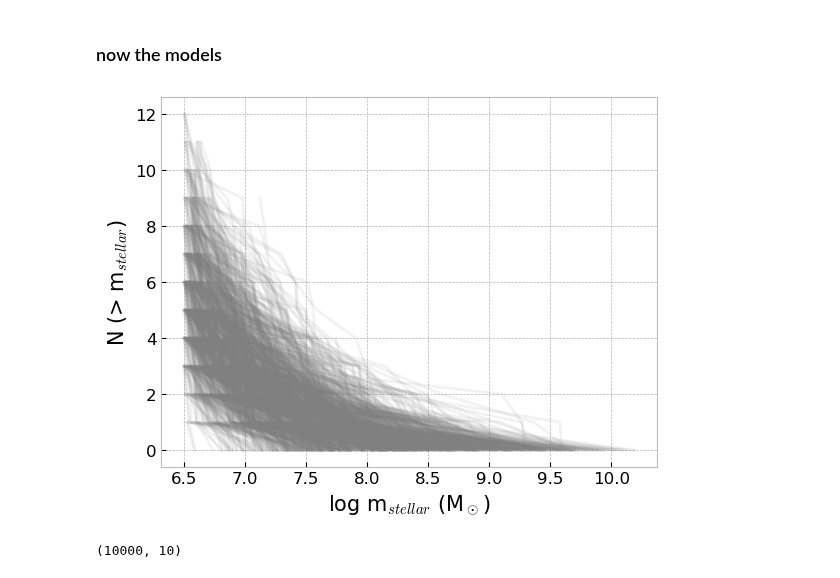
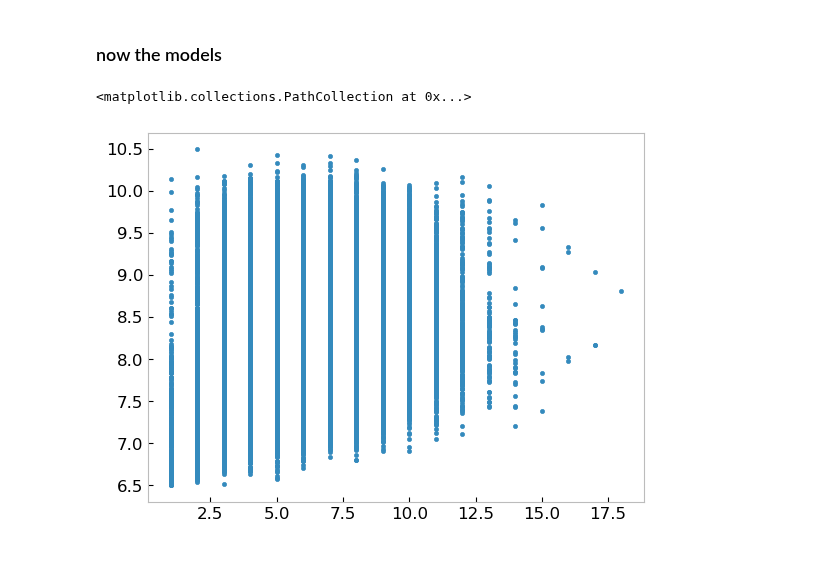
Before and after one commit to jsmonzon/SatGen, a Jupyter notebook: mcmc/notebooks/new_stats_fid.ipynb, the cells around one changed output. Drawn from its saved outputs; the diff is of its cells as text; code cells hidden in the pictures.

```diff
--- a/mcmc/notebooks/new_stats_fid.ipynb
+++ b/mcmc/notebooks/new_stats_fid.ipynb
@@ -182,10 +50,0 @@ for i in lgMs_perf:
-# %%
-for i, val in enumerate(masses[0:1000]):
-    plt.plot(val, counts[i], color="grey", alpha=0.1)
-
-plt.grid()
-plt.xlabel("log m$_{stellar}$ (M$_\odot$)", fontsize=15)
-plt.ylabel("N (> m$_{stellar}$)", fontsize=15)
-plt.show()
-# %% [output]
-[figure, removed]
@@ -197,4 +51,5 @@ model = model[:, -data.shape[1]:]
-# %%
-model.shape
-# %% [output]
-(10000, 10)
+# %%
+plt.scatter(instance.stat.Nsat_perhost, instance.stat.Ms_max, marker=".")
+# %% [output]
+<matplotlib.collections.PathCollection at 0x...>
+[figure, added]
```
Also changed, not shown: parts of 40 cells of this notebook, 36 other files.
